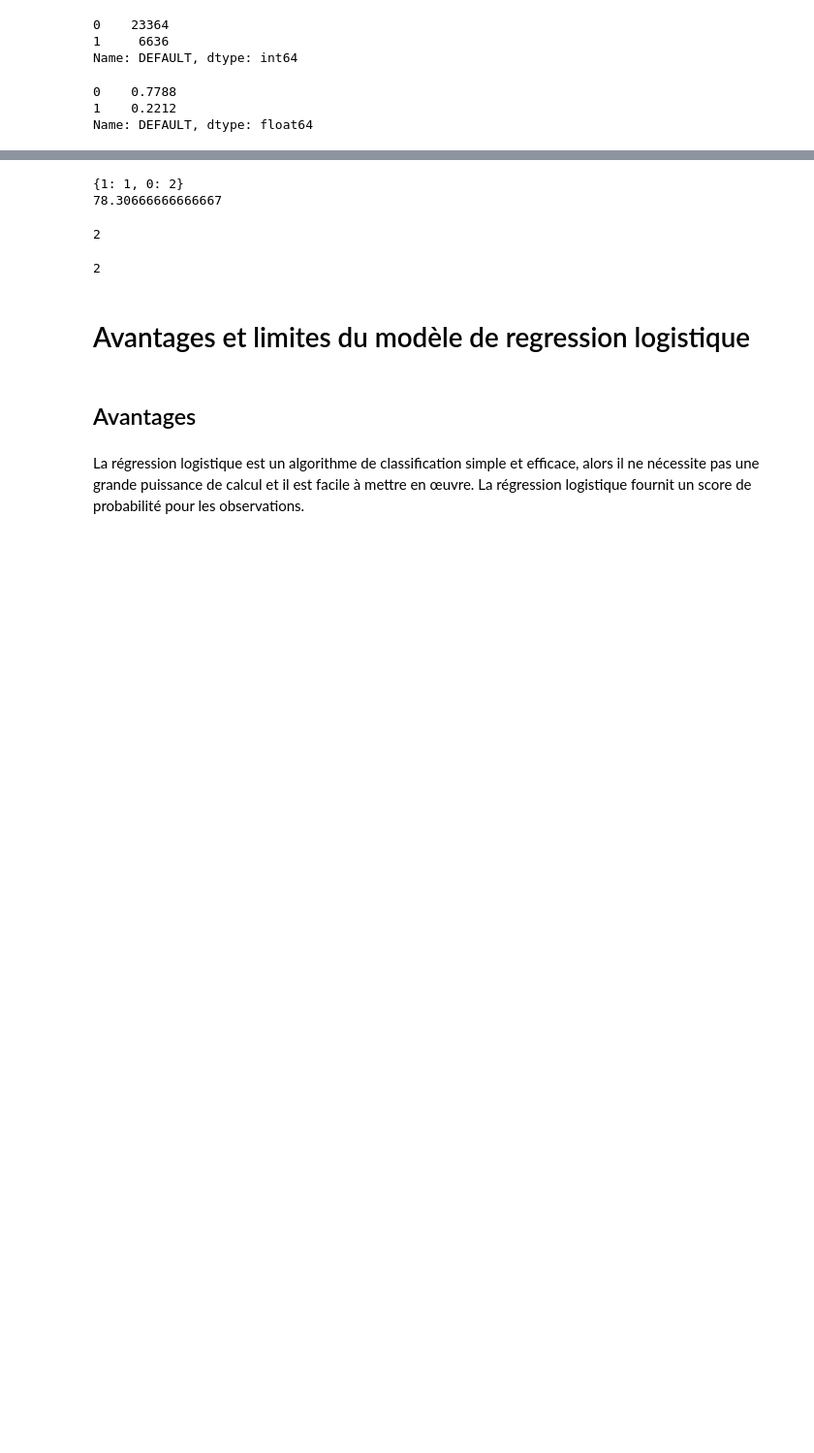
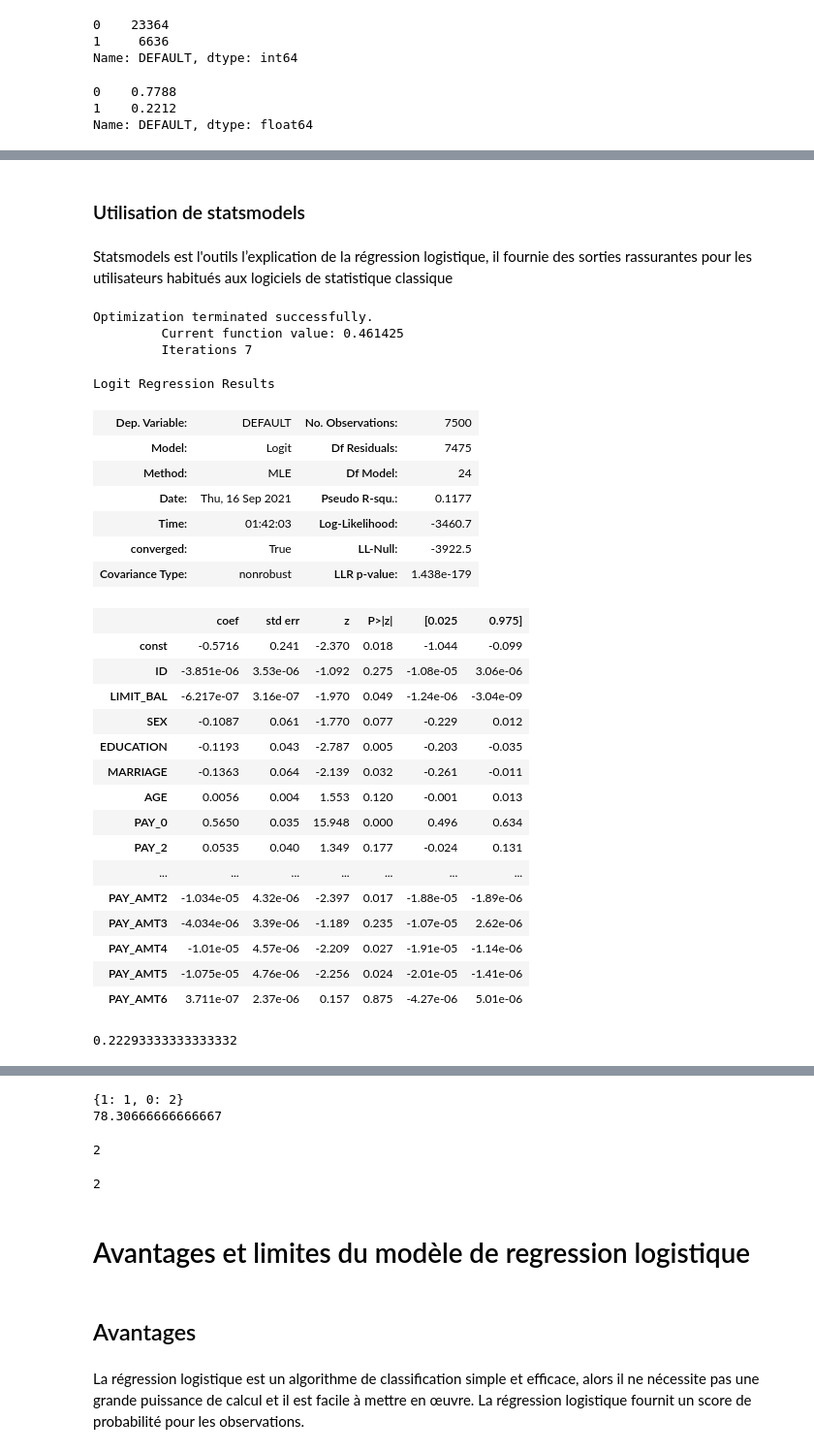
Before and after one commit to MimboureYara/ML-Apprentissage-Supervis-et-Feature-engineering, a Jupyter notebook: Mini devoir en machine learning.ipynb, the cells around one changed output, grey strips where cells are left out. Shown: that part at 97% size. Drawn from its saved outputs; the diff is of its cells as text; code cells hidden in the pictures; blank space fills up the shorter version.

```diff
--- a/Mini devoir en machine learning.ipynb
+++ b/Mini devoir en machine learning.ipynb
@@ -156,0 +123,12 @@ Name: DEFAULT, dtype: float64
+# %%
+# Variable à modéliser
+y = data["DEFAULT"]
+
+# variables explicatives
+x = data.drop("DEFAULT", axis = 1)
+
+from sklearn.model_selection import train_test_split
+x_train, x_test, y_train, y_test  = train_test_split(x,
+                                                     y,
+                                                     test_size=0.25,
+                                                     random_state=42)
@@ -163,0 +159,9 @@ Name: DEFAULT, dtype: float64
+# %%
+#importation de l'outil
+from statsmodels.tools import add_constant
+
+#données X avec la constante
+XTrainBis = sm.tools.add_constant(x_train)
+
+#vérifier la structure
+print(XTrainBis.info())
@@ -163,0 +245,52 @@ Name: DEFAULT, dtype: float64
+# %% [markdown]
+### Utilisation de statsmodels
+# %% [markdown]
+Statsmodels est l'outils l’explication de la régression logistique, il fournie des sorties rassurantes pour les utilisateurs habitués aux logiciels de statistique classique
+# %%
+# on ajoute une colonne pour la constante
+#importation de l'outil
+from statsmodels.tools import add_constant
+x_stat = sm.tools.add_constant(x_test)
+# on ajuste le modèle
+model = Logit(y_test, x_stat)
+result = model.fit()
+# %% [output]
+Optimization terminated successfully.
+         Current function value: 0.461425
+         Iterations 7
+# %%
+result.summary()
+# %% [output]
+Logit Regression Results
+| Dep. Variable: | DEFAULT | No. Observations: | 7500 |
+| Model: | Logit | Df Residuals: | 7475 |
+| Method: | MLE | Df Model: | 24 |
+| Date: | Thu, 16 Sep 2021 | Pseudo R-squ.: | 0.1177 |
+| Time: | 01:42:03 | Log-Likelihood: | -3460.7 |
+| converged: | True | LL-Null: | -3922.5 |
+| Covariance Type: | nonrobust | LLR p-value: | 1.438e-179 |
+|  | coef | std err | z | P>|z| | [0.025 | 0.975] |
+| const | -0.5716 | 0.241 | -2.370 | 0.018 | -1.044 | -0.099 |
+| ID | -3.851e-06 | 3.53e-06 | -1.092 | 0.275 | -1.08e-05 | 3.06e-06 |
+| LIMIT_BAL | -6.217e-07 | 3.16e-07 | -1.970 | 0.049 | -1.24e-06 | -3.04e-09 |
+| SEX | -0.1087 | 0.061 | -1.770 | 0.077 | -0.229 | 0.012 |
+| EDUCATION | -0.1193 | 0.043 | -2.787 | 0.005 | -0.203 | -0.035 |
+| MARRIAGE | -0.1363 | 0.064 | -2.139 | 0.032 | -0.261 | -0.011 |
+| AGE | 0.0056 | 0.004 | 1.553 | 0.120 | -0.001 | 0.013 |
+| PAY_0 | 0.5650 | 0.035 | 15.948 | 0.000 | 0.496 | 0.634 |
+| PAY_2 | 0.0535 | 0.040 | 1.349 | 0.177 | -0.024 | 0.131 |
+| ... | ... | ... | ... | ... | ... | ... |
+| PAY_AMT2 | -1.034e-05 | 4.32e-06 | -2.397 | 0.017 | -1.88e-05 | -1.89e-06 |
+| PAY_AMT3 | -4.034e-06 | 3.39e-06 | -1.189 | 0.235 | -1.07e-05 | 2.62e-06 |
+| PAY_AMT4 | -1.01e-05 | 4.57e-06 | -2.209 | 0.027 | -1.91e-05 | -1.14e-06 |
+| PAY_AMT5 | -1.075e-05 | 4.76e-06 | -2.256 | 0.024 | -2.01e-05 | -1.41e-06 |
+| PAY_AMT6 | 3.711e-07 | 2.37e-06 | 0.157 | 0.875 | -4.27e-06 | 5.01e-06 |
+# %%
+from sklearn.neighbors import KNeighborsClassifier
+knn = KNeighborsClassifier(n_neighbors=10)
+digit_knn=knn.fit(x_train, y_train)
+# Estimation de l'erreur de prévision
+# sur l'échantillon test
+1-digit_knn.score(x_test,y_test)
+# %% [output]
+0.22293333333333332
```
Also changed, not shown: parts of 49 cells of this notebook.
